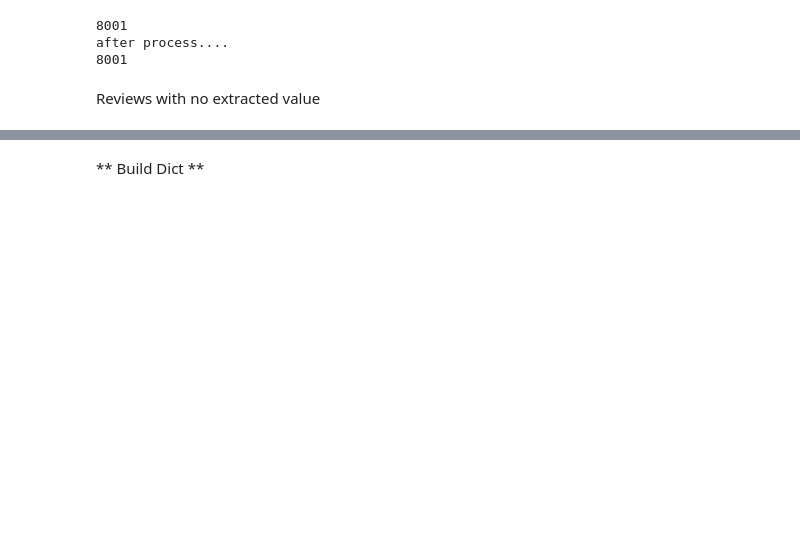
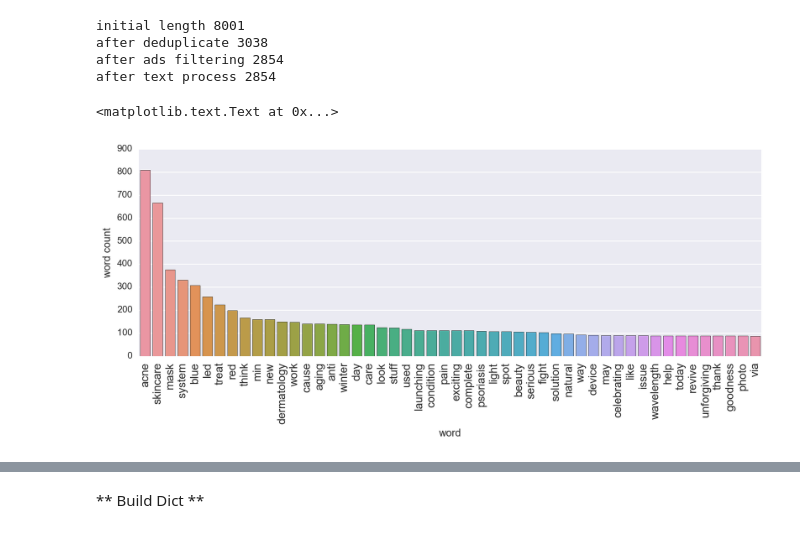
Before and after one commit to MiyainNYC/NLP-projects, a Jupyter notebook: Customer_review_US/lda.ipynb, the cells around one changed output, grey strips where cells are left out. Drawn from its saved outputs; the diff is of its cells as text; code cells hidden in the pictures; blank space fills up the shorter version.

```diff
--- a/Customer_review_US/lda.ipynb
+++ b/Customer_review_US/lda.ipynb
@@ -48,15 +53,16 @@ def process_text(content_list):
 # %%
 content = pd.read_csv('text.csv',encoding = 'iso-8859-1',header=None)
 content.columns = ['content']
-content['content']
-print(len(content))
+print('initial length %d'%len(content))
+content = content[content.duplicated('content',keep = 'first')] #deduplicate
+print('after deduplicate %d'%len(content))
+content = pd.DataFrame(list(filter(lambda x: 'Violet' not in x, content['content'].values)),columns = ['content'])  #ads
+print('after ads filtering %d'%len(content))
 content_list = content['content'].values
 cleaned_list = process_text(content_list)
-print('after process....')
-print(len(cleaned_list))
+print('after text process %d'%len(cleaned_list))
 # %% [output]
-8001
-after process....
-8001
+initial length 8001
+after deduplicate 3038
+after ads filtering 2854
+after text process 2854
-# %% [markdown]
-Reviews with no extracted value
@@ -62,0 +81,15 @@ Reviews with no extracted value
+# %%
+counts = Counter(flattened_cleaned_list).items()
+df_word_cnt_pos = pd.DataFrame(sorted(counts,key = lambda x:x[1],reverse = True),columns = ['word','count']).merge(deduplicated_df_pos,on = ['word'])
+df_word_cnt_pos.loc[5,'pos']='NN'
+df_word_cnt_pos.loc[1,'pos']='NN'
+df_word_cnt_pos.groupby('pos').count()
+df_w_c_verb = df_word_cnt_pos[df_word_cnt_pos['pos'].isin(['VB','VBD','VBN','VBP','VBZ'])].sort_values('count',ascending = False)
+# %%
+plt.figure(figsize=(12,4))
+sns.barplot(data = df_word_cnt_pos[:50],x = 'word',y = 'count')
+plt.xticks(rotation = 90,size = 12)
+plt.ylabel('word count')
+# %% [output]
+<matplotlib.text.Text at 0x...>
+[figure, added]
```
Also changed, not shown: parts of 42 cells of this notebook.
